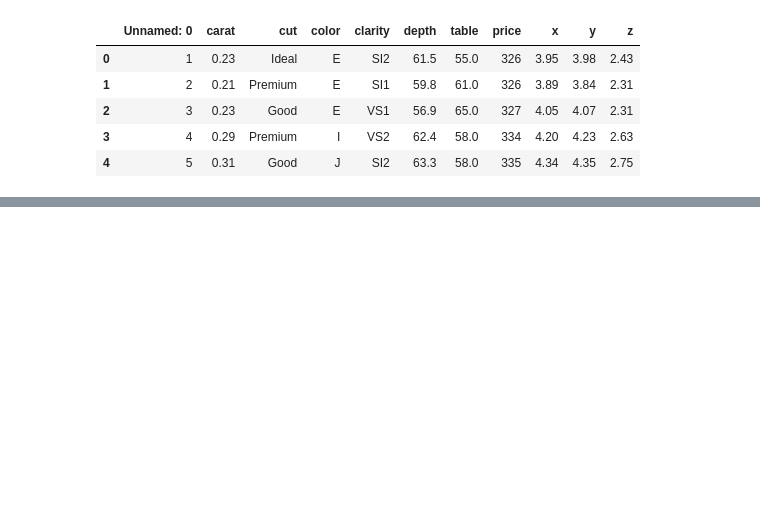
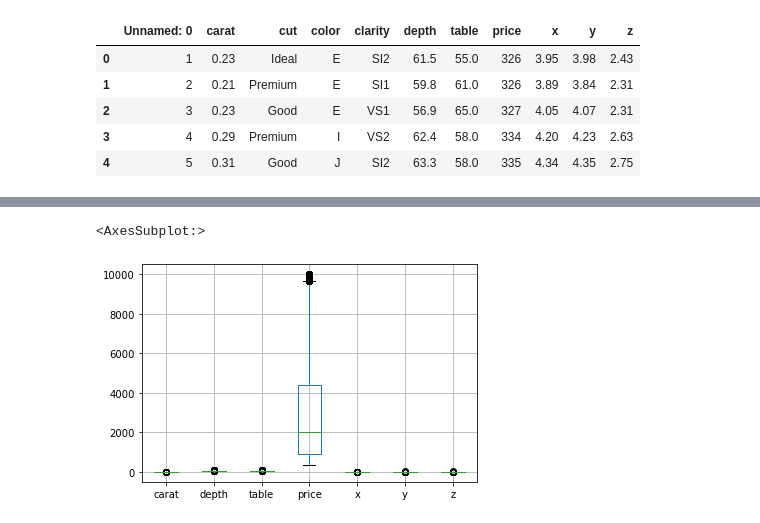
Before and after one commit to Waltercas/CAPSTONE, a Jupyter notebook: Diamonds.ipynb, the cells around one changed output, grey strips where cells are left out. Drawn from its saved outputs; the diff is of its cells as text; code cells hidden in the pictures; blank space fills up the shorter version.

```diff
--- a/Diamonds.ipynb
+++ b/Diamonds.ipynb
@@ -121,0 +140,5 @@ SyntaxError: 'return' outside function (<ipython-input-52-6f095a6e6483>, line 3)
+# %%
+df.boxplot()
+# %% [output]
+<AxesSubplot:>
+[figure, added]
```
Also changed, not shown: parts of 25 cells of this notebook, 10 other files.
